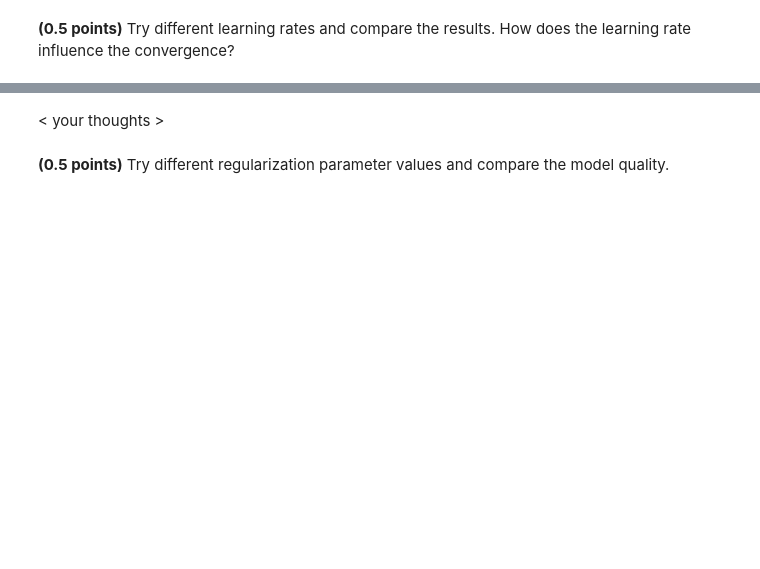
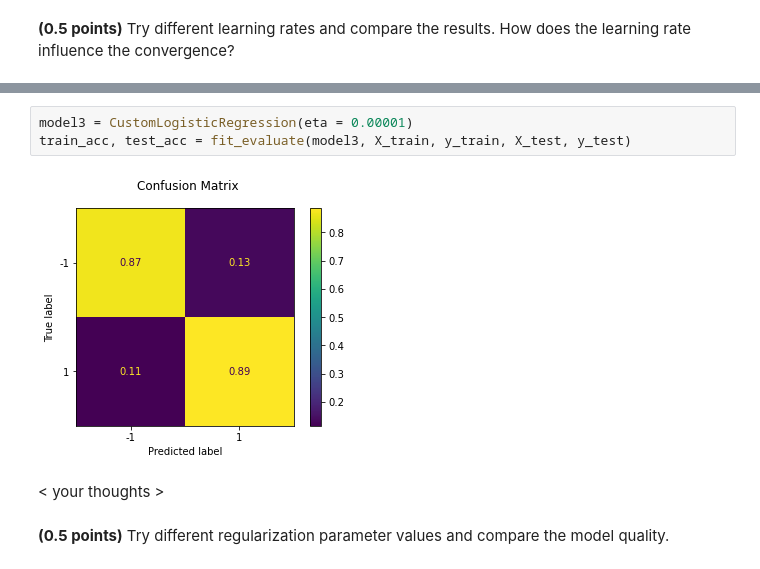
Before and after one commit to codekot/logistics_knn, a Jupyter notebook: hw_classification.ipynb, the cells around one changed output, grey strips where cells are left out. Saved outputs shown, nothing was run; the diff lists cells and outputs as text; blank space fills up the shorter version.

```diff
--- a/hw_classification.ipynb
+++ b/hw_classification.ipynb
@@ -299,3 +289,8 @@ logisticRegr.score(X_test, y_test)
+# %%
+model3 = CustomLogisticRegression(eta = 0.00001)
+train_acc, test_acc = fit_evaluate(model3, X_train, y_train, X_test, y_test)
+# %% [output]
+[figure, added]
 # %% [markdown]
 < your thoughts >
 # %% [markdown]
```
Also changed, not shown: parts of 21 cells of this notebook, 1 other file.
